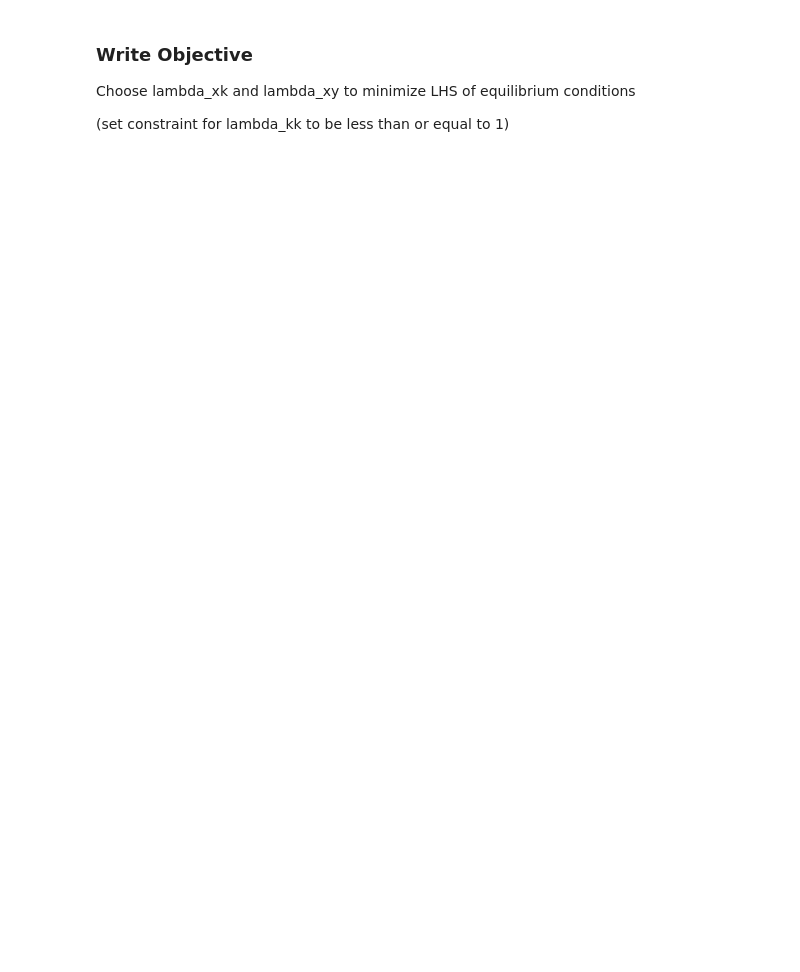
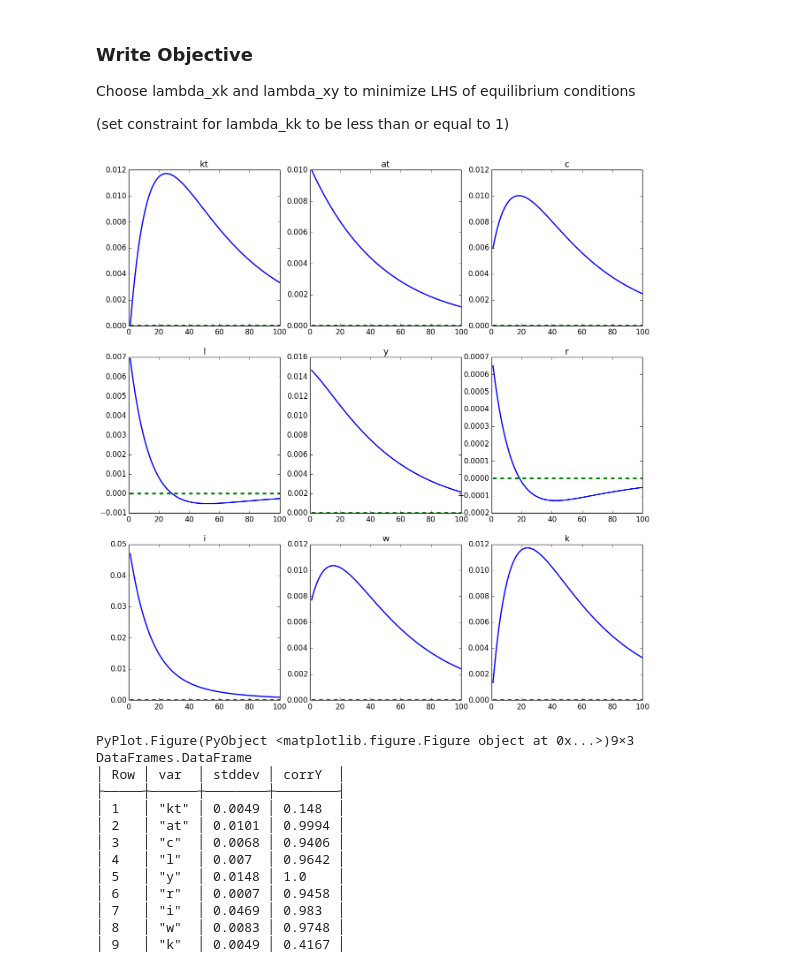
Before and after one commit to snowdj/Ec2010d_code, a Jupyter notebook: src/RBC_Calibration.ipynb, the cells around one changed output. Saved outputs shown, nothing was run; the diff lists cells and outputs as text; code cells hidden in the pictures; blank space fills up the shorter version.

Commit message:
fixed optimization errors, added impulse responses and cross corrs

```diff
--- a/src/RBC_Calibration.ipynb
+++ b/src/RBC_Calibration.ipynb
@@ -91,3 +127,71 @@ Choose lambda_xk and lambda_xy
 to minimize LHS of equilibrium conditions
 
 (set constraint for lambda_kk to be less than or equal to 1)
+# %%
+#######
+# I.1 #
+#######
+
+################
+# Define Model #
+################
+
+# Model Parameters
+policies = ["c","l","y","r","i","w","k"];
+states = ["kt","at"];
+eqmConds = [EulerEquationLoss, InterestRateLoss,
+    LaborLeisureLoss, ProductionLoss, ResourceLoss,
+    InvestmentLoss, WageLoss];
+
+ss = buildParameters();
+
+###############
+# Solve Model #
+###############
+
+# Optimize
+objFn = x -> callObjective(x, states, policies, eqmConds);
+x0 = zeros(2*(size(states,1) + size(policies,1)));
+res = optimize(objFn, x0, LBFGS())
+lambda = toLambda(res.minimizer)
+
+# Create Transition Matrix
+T, P = getTransitionMatrix(lambda, ss, policies);
+
+##############################
+# Generate Impulse Responses #
+##############################
+
+# Set Initial State
+s0 = [0.00 , 0.01];
+
+# Periods for Impulse Response
+pds = 100;
+
+fig, impulseDf = generateImpulseResponsePlots(T, P, s0, pds, states, policies);
+
+###############################
+# Generate Simulation Moments #
+###############################
+
+# Periods for Moments
+CCpds = 1000;
+
+momentDf = generateSimulationMoments(ss, T, P, CCpds, states, policies);
+
+show(fig)
+print(momentDf)
+# %% [output]
+[figure, added]
+PyPlot.Figure(PyObject <matplotlib.figure.Figure object at 0x...>)9×3 DataFrames.DataFrame
+│ Row │ var  │ stddev │ corrY  │
+├─────┼──────┼────────┼────────┤
+│ 1   │ "kt" │ 0.0049 │ 0.148  │
+│ 2   │ "at" │ 0.0101 │ 0.9994 │
+│ 3   │ "c"  │ 0.0068 │ 0.9406 │
+│ 4   │ "l"  │ 0.007  │ 0.9642 │
+│ 5   │ "y"  │ 0.0148 │ 1.0    │
+│ 6   │ "r"  │ 0.0007 │ 0.9458 │
+│ 7   │ "i"  │ 0.0469 │ 0.983  │
+│ 8   │ "w"  │ 0.0083 │ 0.9748 │
+│ 9   │ "k"  │ 0.0049 │ 0.4167 │
```
Also changed, not shown: parts of 26 cells of this notebook.
